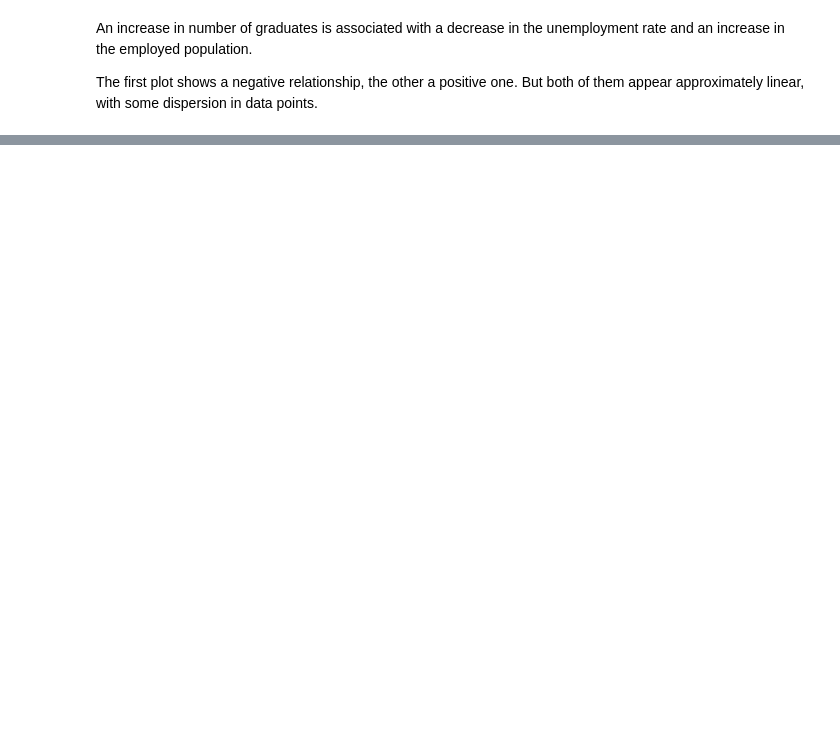
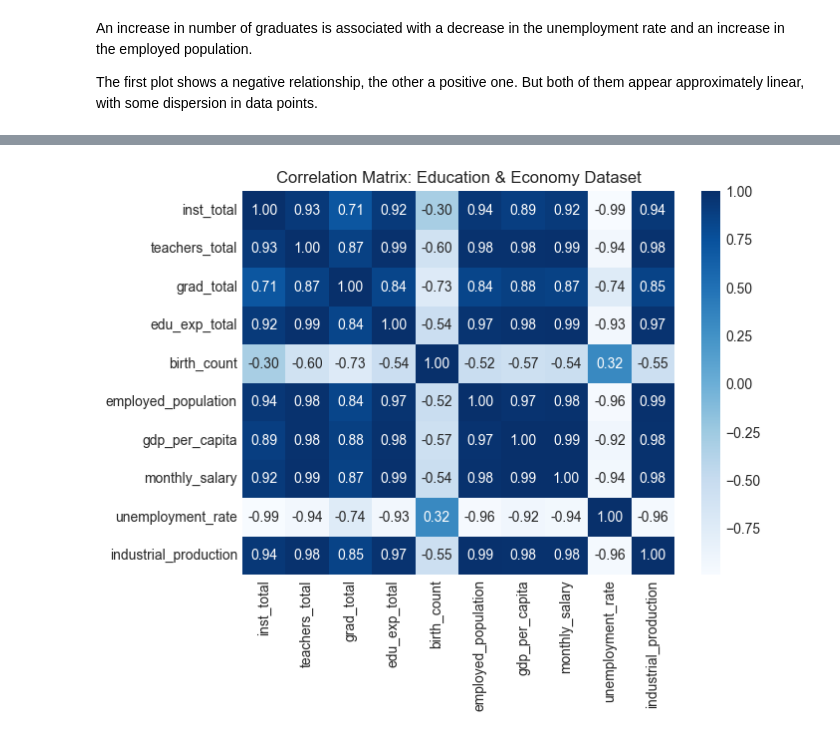
Before and after one commit to rus5sp/DAV-Project, a Jupyter notebook: eda.ipynb, the cells around one changed output, grey strips where cells are left out. Cells and saved outputs as stored; diff of their text form; code cells hidden in the pictures; blank space fills up the shorter version.

Commit message:
Correlation Analysis added

```diff
--- a/eda.ipynb
+++ b/eda.ipynb
@@ -342,0 +345,3 @@ The first plot shows a negative relationship, the other a positive one. But both
+# %%
+edu_eco_corr = df[education_cols + economy_cols].corr()
+edu_eco_corr
@@ -342,0 +360,7 @@ The first plot shows a negative relationship, the other a positive one. But both
+# %%
+plt.figure(figsize=(7,5))
+sns.heatmap(edu_eco_corr, annot=True, fmt=".2f", cmap="Blues")
+plt.title("Correlation Matrix: Education & Economy Dataset")
+plt.show()
+# %% [output]
+[figure, added]
```
Also changed, not shown: parts of 4 cells of this notebook.
